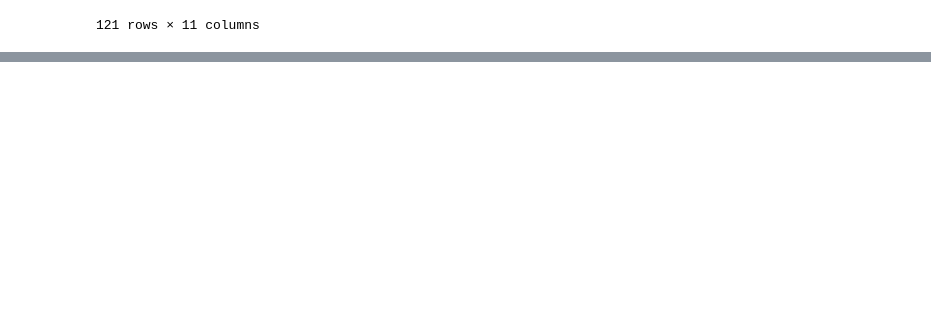
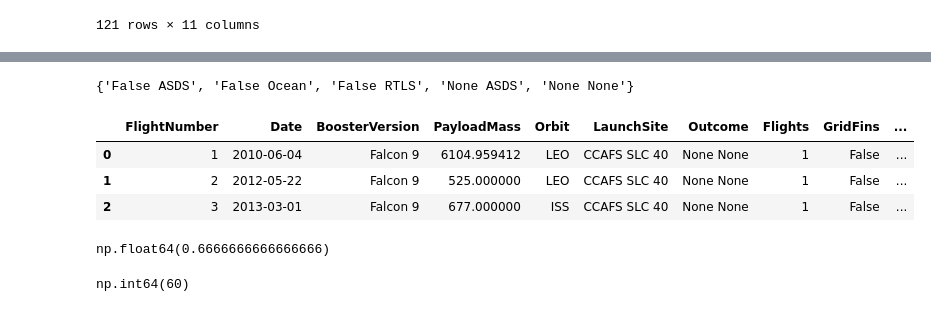
Before and after one commit to david-rivera-g/IBM-data-science, a Jupyter notebook: Data_science_capstone.ipynb, the cells around one changed output, grey strips where cells are left out. Drawn from its saved outputs; the diff is of its cells as text; code cells hidden in the pictures; blank space fills up the shorter version.

```diff
--- a/Data_science_capstone.ipynb
+++ b/Data_science_capstone.ipynb
@@ -473,0 +555,2 @@ df
+# %%
+landing_outcomes = df['Outcome'].value_counts()
@@ -473,0 +571,3 @@ df
+# %%
+for i,outcome in enumerate(landing_outcomes.keys()):
+    print(i,outcome)
@@ -473,0 +583,29 @@ df
+# %%
+bad_outcomes=set(landing_outcomes.keys()[[1,3,5,6,7]])
+bad_outcomes
+# %% [output]
+{'False ASDS', 'False Ocean', 'False RTLS', 'None ASDS', 'None None'}
+# %%
+landing_class = []
+
+for outcome in df['Outcome']:
+  if outcome in bad_outcomes:
+    landing_class.append(0)
+  else:
+    landing_class.append(1)
+# %%
+df['Class']=landing_class
+df.head(3)
+# %% [output]
+|  | FlightNumber | Date | BoosterVersion | PayloadMass | Orbit | LaunchSite | Outcome | Flights | GridFins | ... |
+| 0 | 1 | 2010-06-04 | Falcon 9 | 6104.959412 | LEO | CCAFS SLC 40 | None None | 1 | False | ... |
+| 1 | 2 | 2012-05-22 | Falcon 9 | 525.000000 | LEO | CCAFS SLC 40 | None None | 1 | False | ... |
+| 2 | 3 | 2013-03-01 | Falcon 9 | 677.000000 | ISS | CCAFS SLC 40 | None None | 1 | False | ... |
+# %%
+df["Class"].mean()
+# %% [output]
+np.float64(0.6666666666666666)
+# %%
+df["Class"].sum()
+# %% [output]
+np.int64(60)
```
Also changed, not shown: parts of 42 cells of this notebook.
